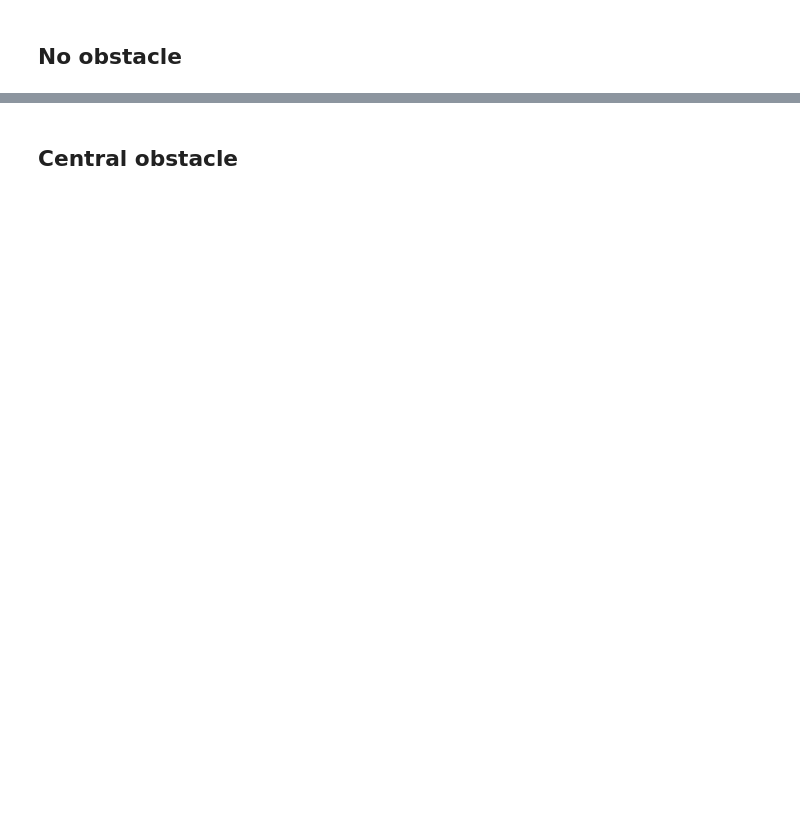
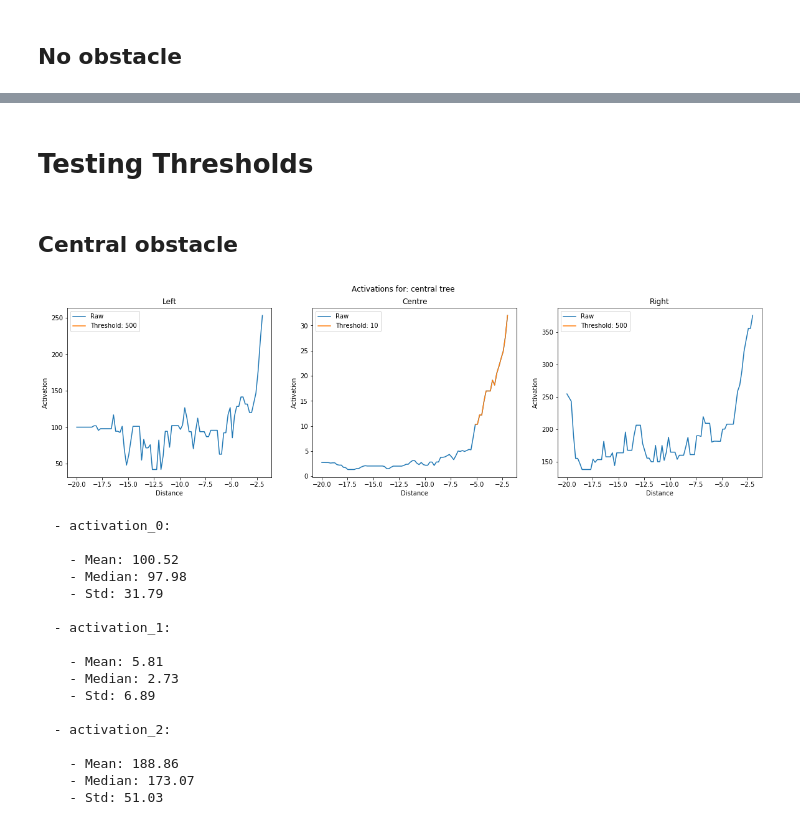
Before and after one commit to joanreyero/pyx4-avoidance, a Jupyter notebook: src/analytics/normalise/analysis.ipynb, the cells around one changed output, grey strips where cells are left out. Saved outputs shown, nothing was run; the diff lists cells and outputs as text; code cells hidden in the pictures; blank space fills up the shorter version.

```diff
--- a/src/analytics/normalise/analysis.ipynb
+++ b/src/analytics/normalise/analysis.ipynb
@@ -54,9 +60,8 @@ def show(data, pprint=True, thr=False):
 # %%
 def add_threshold(df, act, t):
     thr = {ACT0: THR_ACT0, ACT1: THR_ACT1, ACT2: THR_ACT2}[act]
-
     df[thr] = df[act]
-    df[thr] = df[thr].apply(lambda x: x * (x >= t))
+    df[thr] = df[thr].apply(lambda x: x if x >= t else np.nan)
     return df
 # %% [markdown]
 ## No obstacle
@@ -93,2 +98,43 @@ show(df)
+# %% [markdown]
+# Testing Thresholds
+# %%
+thrs = [500, 10, 500]
 # %% [markdown]
 ## Central obstacle
+# %%
+data = [
+    # {
+    #     'file': 'csv/0-central-obstacle-0.csv',
+    #     'label': 'central tree'
+    # },
+    {
+        'file': 'csv/0-central-obstacle-1.csv',
+        'label': 'central tree'
+    }
+]
+
+df = make_df(data)
+df = add_threshold(df, ACT0, thrs[0])
+df = add_threshold(df, ACT1, thrs[1])
+df = add_threshold(df, ACT2, thrs[2])
+
+show(df, thr=thrs)
+# %% [output]
+[figure, added]
+  - activation_0:
+
+    - Mean: 100.52
+    - Median: 97.98
+    - Std: 31.79
+
+  - activation_1:
+
+    - Mean: 5.81
+    - Median: 2.73
+    - Std: 6.89
+
+  - activation_2:
+
+    - Mean: 188.86
+    - Median: 173.07
+    - Std: 51.03
```
Also changed, not shown: parts of 19 cells of this notebook, 10 other files.
